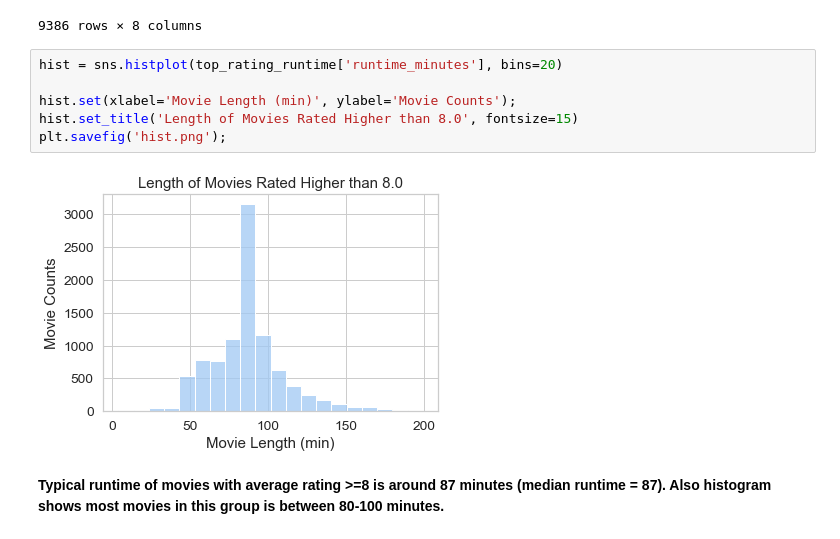
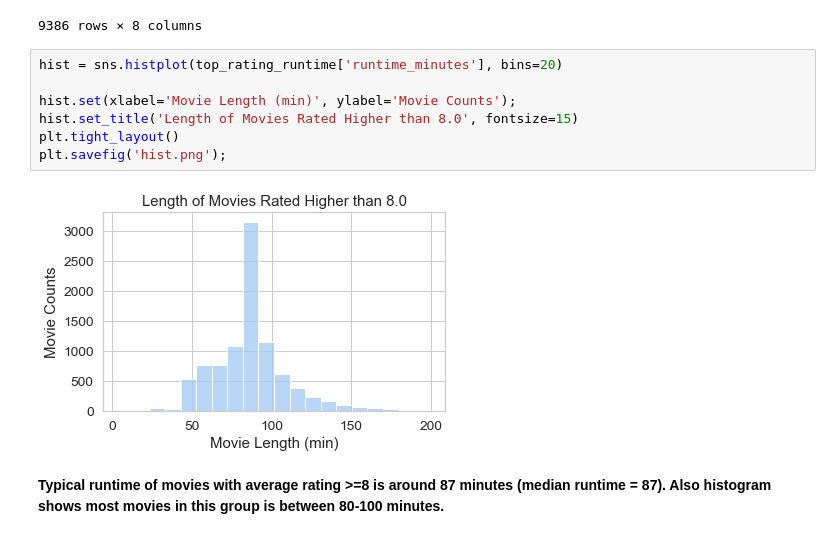
Before and after one commit to NBYHO/Microsoft-project-1, a Jupyter notebook: Microsoft movies analysis notebook.ipynb, the cells around one changed output. Saved outputs shown, nothing was run; the diff lists cells and outputs as text.

```diff
--- a/Microsoft movies analysis notebook.ipynb
+++ b/Microsoft movies analysis notebook.ipynb
@@ -814,11 +815,12 @@ top_rating_runtime
 # %%
 hist = sns.histplot(top_rating_runtime['runtime_minutes'], bins=20)
 
 hist.set(xlabel='Movie Length (min)', ylabel='Movie Counts');
 hist.set_title('Length of Movies Rated Higher than 8.0', fontsize=15)
+plt.tight_layout()
 plt.savefig('hist.png');
 # %% [output]
-[figure, old version]
+[figure, new version]
 # %% [markdown]
 **Typical runtime of movies with average rating >=8 is around 87 minutes (median runtime = 87). Also histogram shows most movies in this group is between 80-100 minutes.**
 # %% [markdown]
```
Also changed, not shown: parts of 19 cells of this notebook, 5 other files.
